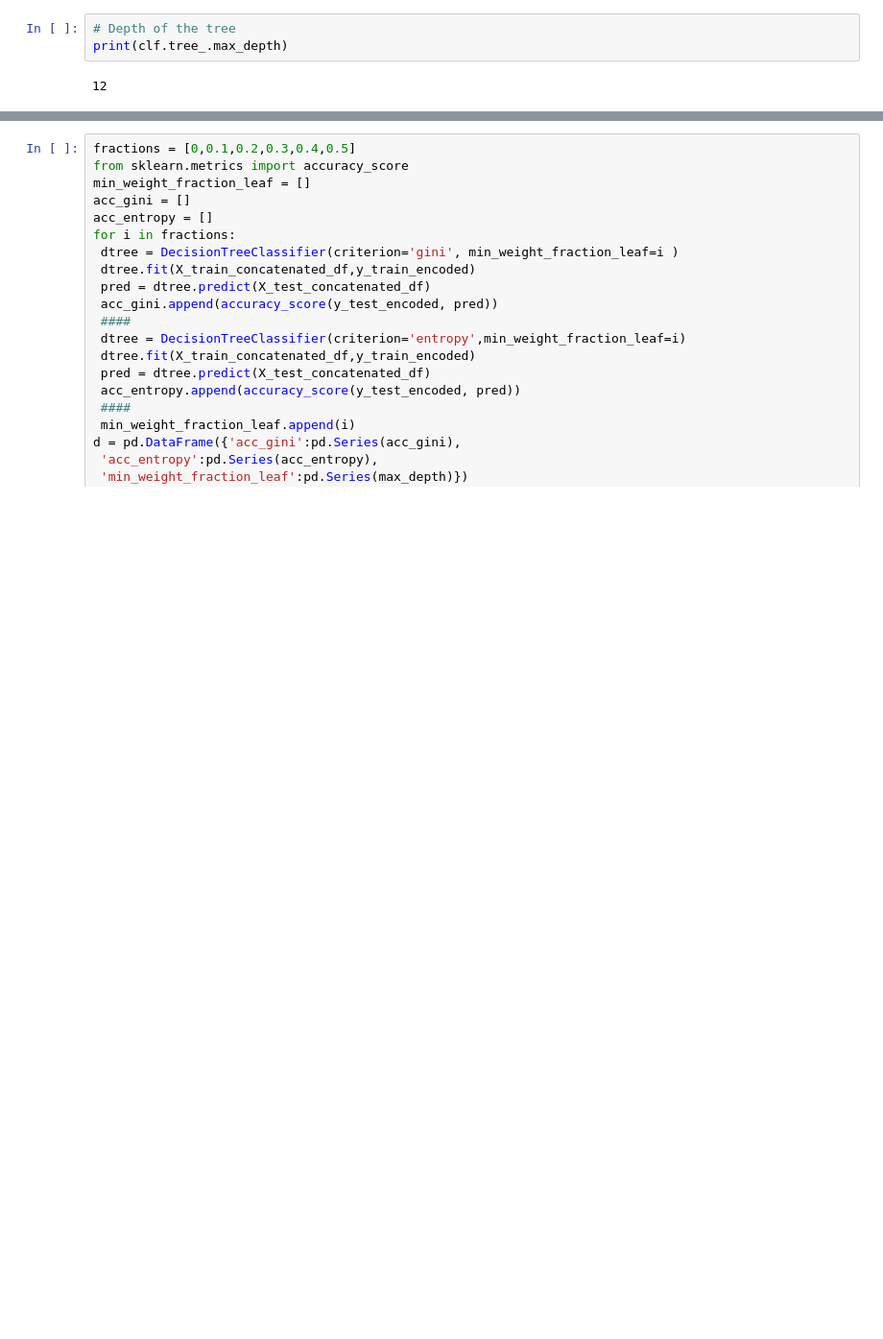
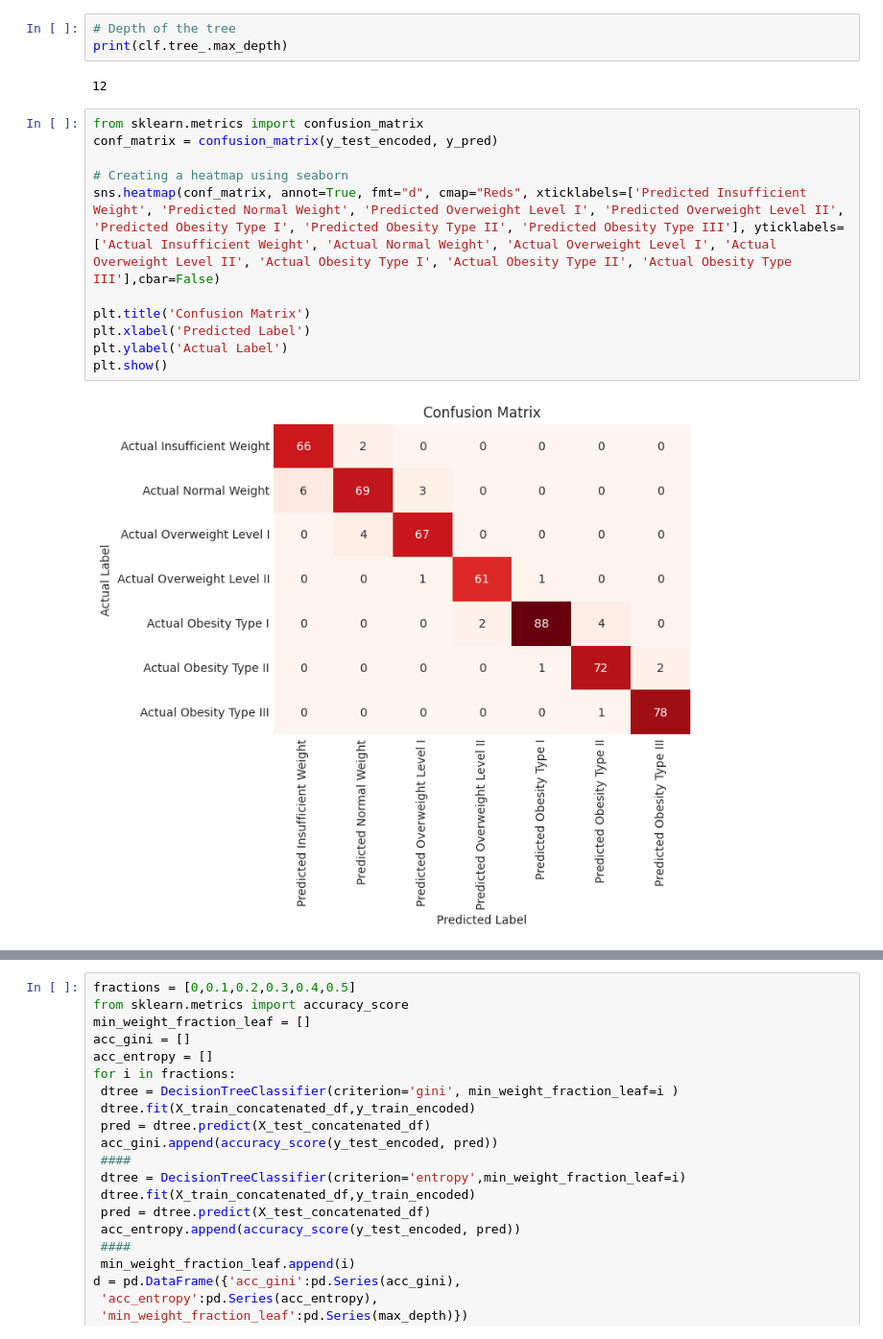
Before and after one commit to rahulnshah/obesity_prediction, a Jupyter notebook: obesity-analysis.ipynb, the cells around one changed output, grey strips where cells are left out. Shown at 96% size. Cells and saved outputs as stored; diff of their text form; blank space fills up the shorter version.

Commit message:
Kaggle Notebook | Obesity Analysis | Version 8

```diff
--- a/obesity-analysis.ipynb
+++ b/obesity-analysis.ipynb
@@ -284,3 +284,16 @@ clf.get_params()
 print(clf.tree_.max_depth)
 # %% [output]
 12
+# %%
+from sklearn.metrics import confusion_matrix
+conf_matrix = confusion_matrix(y_test_encoded, y_pred)
+
+# Creating a heatmap using seaborn
+sns.heatmap(conf_matrix, annot=True, fmt="d", cmap="Reds", xticklabels=['Predicted Insufficient Weight', 'Predicted Normal Weight', 'Predicted Overweight Level I', 'Predicted Overweight Level II', 'Predicted Obesity Type I', 'Predicted Obesity Type II', 'Predicted Obesity Type III'], yticklabels=['Actual Insufficient Weight', 'Actual Normal Weight', 'Actual Overweight Level I', 'Actual Overweight Level II', 'Actual Obesity Type I', 'Actual Obesity Type II', 'Actual Obesity Type III'],cbar=False)
+
+plt.title('Confusion Matrix')
+plt.xlabel('Predicted Label')
+plt.ylabel('Actual Label')
+plt.show()
+# %% [output]
+[figure, added]
```
Also changed, not shown: parts of 5 cells of this notebook.
